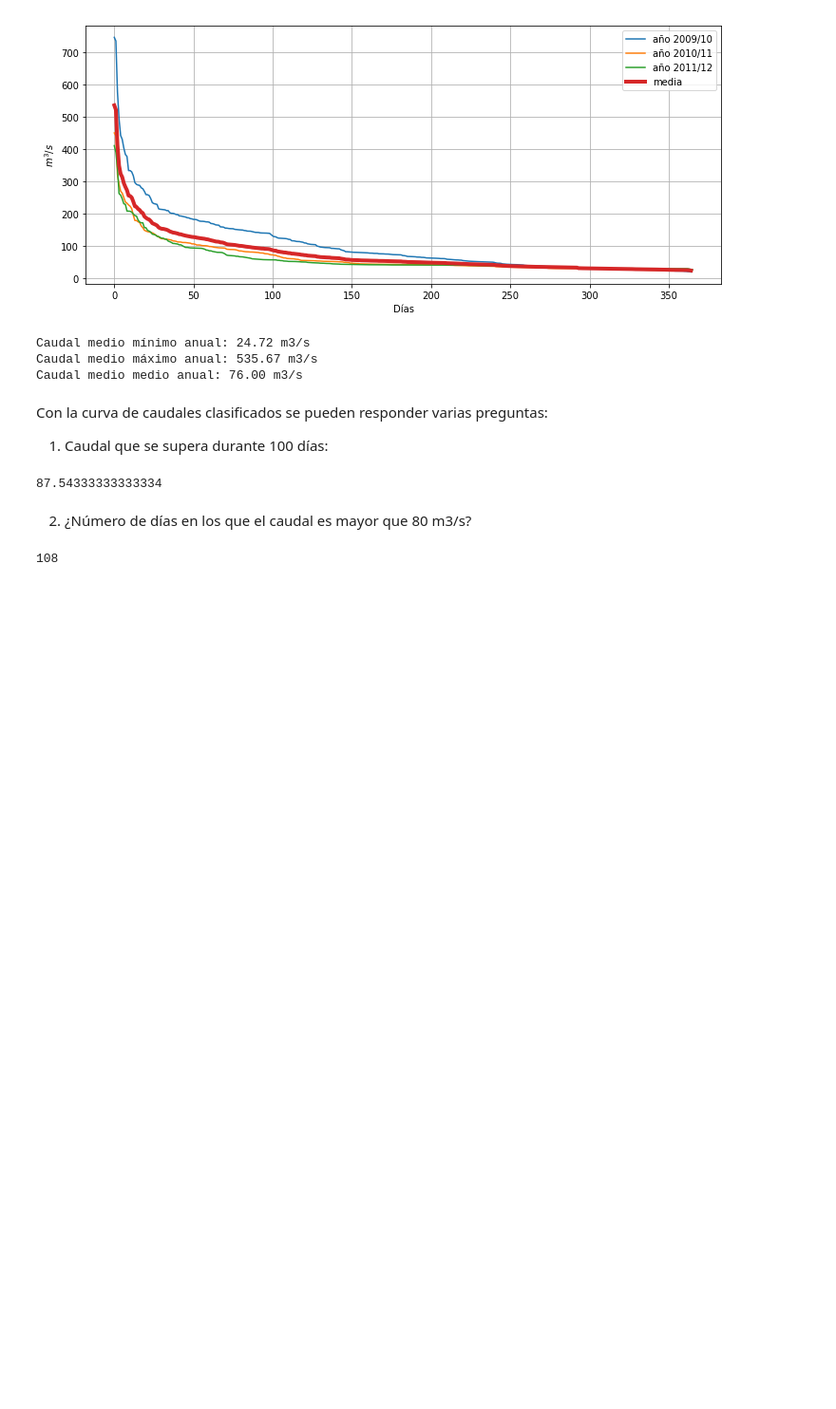
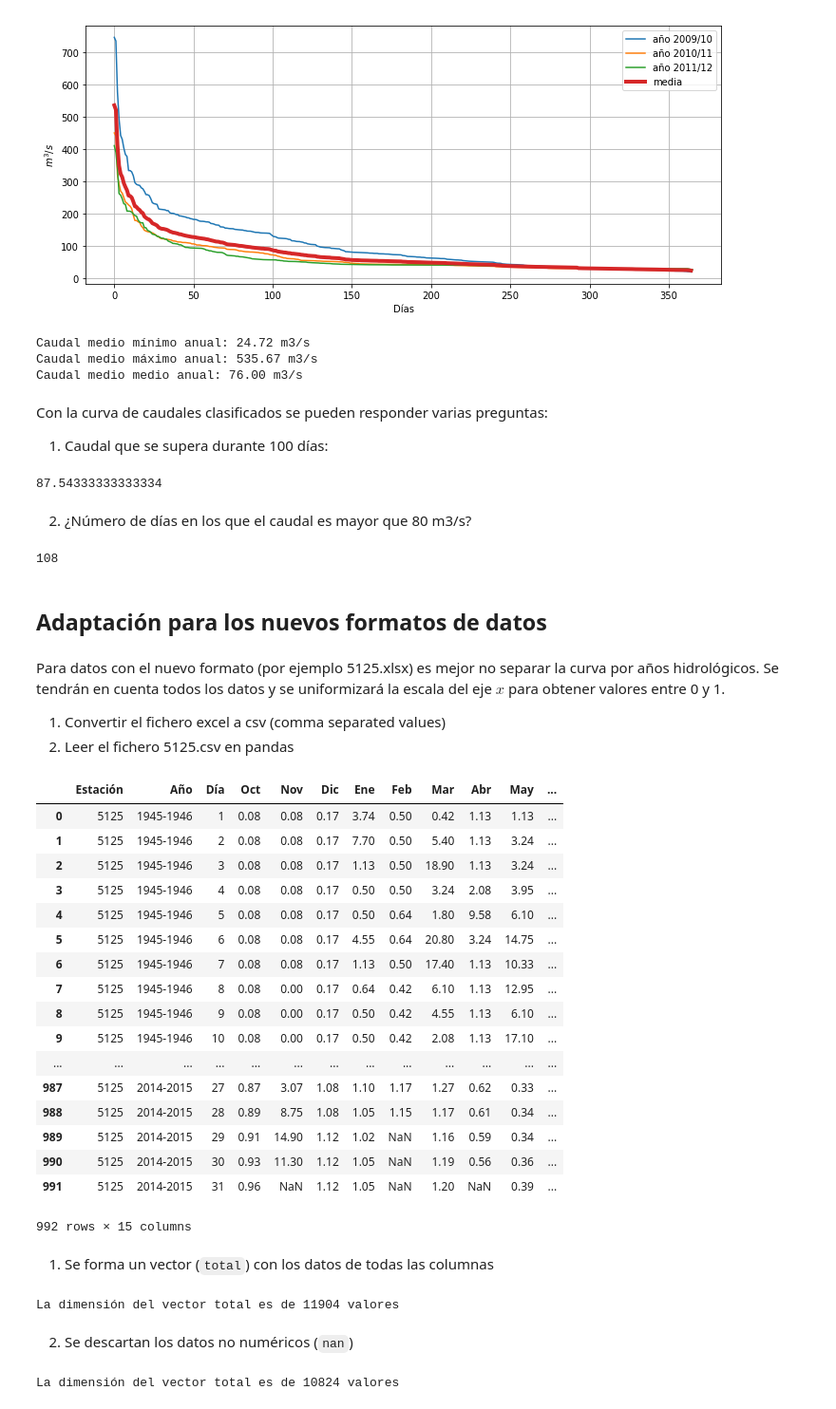
Before and after one commit to a-marano/Problemas-Notebooks, a Jupyter notebook: Caudal/caudales_clasificados.ipynb, the cells around one changed output. Shown at 95% size. Cells and saved outputs as stored; diff of their text form; code cells hidden in the pictures; blank space fills up the shorter version.

```diff
--- a/Caudal/caudales_clasificados.ipynb
+++ b/Caudal/caudales_clasificados.ipynb
@@ -267,3 +267,10 @@ days_q_is_greater = [i for i,x in enumerate(year_mean) if x>=80]
 max(days_q_is_greater)
 # %% [output]
 108
+# %% [markdown]
+## Adaptación para los nuevos formatos de datos
+# %% [markdown]
+Para datos con el nuevo formato (por ejemplo 5125.xlsx) es mejor no separar la curva por años hidrológicos. Se tendrán en cuenta todos los datos y se uniformizará la escala del eje $x$ para obtener valores entre 0 y 1.
+
+1. Convertir el fichero excel a csv (comma separated values)
+2. Leer el fichero 5125.csv en pandas
@@ -269,0 +280,48 @@ max(days_q_is_greater)
+# %%
+curva5125
+# %% [output]
+|  | Estación | Año | Día | Oct | Nov | Dic | Ene | Feb | Mar | Abr | May | ... |
+| 0 | 5125 | 1945-1946 | 1 | 0.08 | 0.08 | 0.17 | 3.74 | 0.50 | 0.42 | 1.13 | 1.13 | ... |
+| 1 | 5125 | 1945-1946 | 2 | 0.08 | 0.08 | 0.17 | 7.70 | 0.50 | 5.40 | 1.13 | 3.24 | ... |
+| 2 | 5125 | 1945-1946 | 3 | 0.08 | 0.08 | 0.17 | 1.13 | 0.50 | 18.90 | 1.13 | 3.24 | ... |
+| 3 | 5125 | 1945-1946 | 4 | 0.08 | 0.08 | 0.17 | 0.50 | 0.50 | 3.24 | 2.08 | 3.95 | ... |
+| 4 | 5125 | 1945-1946 | 5 | 0.08 | 0.08 | 0.17 | 0.50 | 0.64 | 1.80 | 9.58 | 6.10 | ... |
+| 5 | 5125 | 1945-1946 | 6 | 0.08 | 0.08 | 0.17 | 4.55 | 0.64 | 20.80 | 3.24 | 14.75 | ... |
+| 6 | 5125 | 1945-1946 | 7 | 0.08 | 0.08 | 0.17 | 1.13 | 0.50 | 17.40 | 1.13 | 10.33 | ... |
+| 7 | 5125 | 1945-1946 | 8 | 0.08 | 0.00 | 0.17 | 0.64 | 0.42 | 6.10 | 1.13 | 12.95 | ... |
+| 8 | 5125 | 1945-1946 | 9 | 0.08 | 0.00 | 0.17 | 0.50 | 0.42 | 4.55 | 1.13 | 6.10 | ... |
+| 9 | 5125 | 1945-1946 | 10 | 0.08 | 0.00 | 0.17 | 0.50 | 0.42 | 2.08 | 1.13 | 17.10 | ... |
+| ... | ... | ... | ... | ... | ... | ... | ... | ... | ... | ... | ... | ... |
+| 987 | 5125 | 2014-2015 | 27 | 0.87 | 3.07 | 1.08 | 1.10 | 1.17 | 1.27 | 0.62 | 0.33 | ... |
+| 988 | 5125 | 2014-2015 | 28 | 0.89 | 8.75 | 1.08 | 1.05 | 1.15 | 1.17 | 0.61 | 0.34 | ... |
+| 989 | 5125 | 2014-2015 | 29 | 0.91 | 14.90 | 1.12 | 1.02 | NaN | 1.16 | 0.59 | 0.34 | ... |
+| 990 | 5125 | 2014-2015 | 30 | 0.93 | 11.30 | 1.12 | 1.05 | NaN | 1.19 | 0.56 | 0.36 | ... |
+| 991 | 5125 | 2014-2015 | 31 | 0.96 | NaN | 1.12 | 1.05 | NaN | 1.20 | NaN | 0.39 | ... |
+992 rows × 15 columns
+# %% [markdown]
+1. Se forma un vector (`total`) con los datos de todas las columnas
+# %%
+ene = np.asarray(curva5125['Ene'])
+feb = np.asarray(curva5125['Feb'])
+mar = np.asarray(curva5125['Mar'])
+abr = np.asarray(curva5125['Abr'])
+may = np.asarray(curva5125['May'])
+jun = np.asarray(curva5125['Jun'])
+jul = np.asarray(curva5125['Jul'])
+ago = np.asarray(curva5125['Ago'])
+sep = np.asarray(curva5125['Sep'])
+oct_ = np.asarray(curva5125['Oct'])
+nov = np.asarray(curva5125['Nov'])
+dic = np.asarray(curva5125['Dic'])
+total = np.concatenate([ene, feb, mar, abr, may, jun, jul, ago, sep, oct_, nov, dic])
+# Cálculo de la dimensión del vector total
+print("La dimensión del vector total es de {} valores".format(total.shape[0]))
+# %% [output]
+La dimensión del vector total es de 11904 valores
+# %% [markdown]
+2. Se descartan los datos no numéricos (`nan`)
+# %%
+total = total[~numpy.isnan(total)]
+print("La dimensión del vector total es de {} valores".format(total.shape[0]))
+# %% [output]
+La dimensión del vector total es de 10824 valores
```
Also changed, not shown: parts of 7 cells of this notebook.
